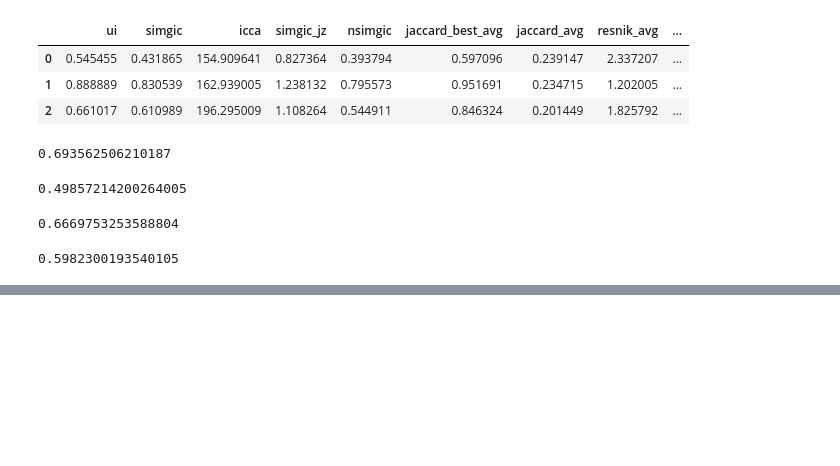
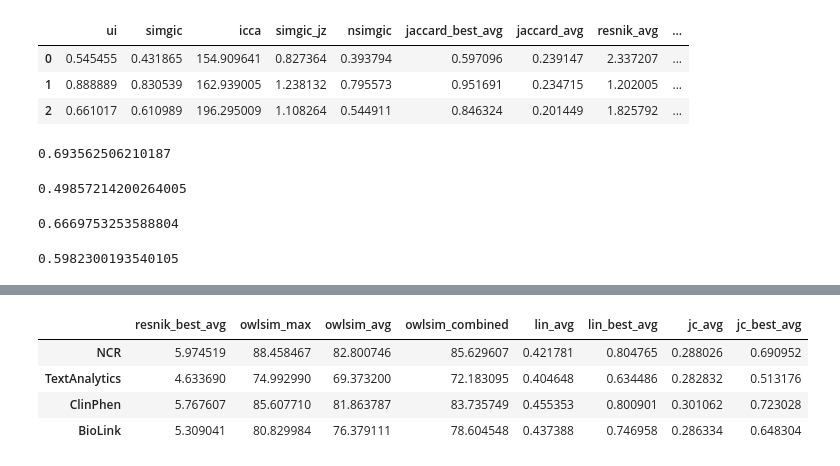
Before and after one commit to bbertoni/HackingSymptoms, a Jupyter notebook: code/PerformanceComparison/PerformanceComparison.ipynb, the cells around one changed output, grey strips where cells are left out. Saved outputs shown, nothing was run; the diff lists cells and outputs as text; code cells hidden in the pictures; blank space fills up the shorter version.

```diff
--- a/code/PerformanceComparison/PerformanceComparison.ipynb
+++ b/code/PerformanceComparison/PerformanceComparison.ipynb
@@ -749,0 +779,8 @@ with open('gsc_scores.json', 'w') as f:
+# %%
+results_matrix_df.iloc[::,8:].style.apply(highlight_max)
+# %% [output]
+|  | resnik_best_avg | owlsim_max | owlsim_avg | owlsim_combined | lin_avg | lin_best_avg | jc_avg | jc_best_avg |
+| NCR | 5.974519 | 88.458467 | 82.800746 | 85.629607 | 0.421781 | 0.804765 | 0.288026 | 0.690952 |
+| TextAnalytics | 4.633690 | 74.992990 | 69.373200 | 72.183095 | 0.404648 | 0.634486 | 0.282832 | 0.513176 |
+| ClinPhen | 5.767607 | 85.607710 | 81.863787 | 83.735749 | 0.455353 | 0.800901 | 0.301062 | 0.723028 |
+| BioLink | 5.309041 | 80.829984 | 76.379111 | 78.604548 | 0.437388 | 0.746958 | 0.286334 | 0.648304 |
```
Also changed, not shown: parts of 7 cells of this notebook, 2 other files.
